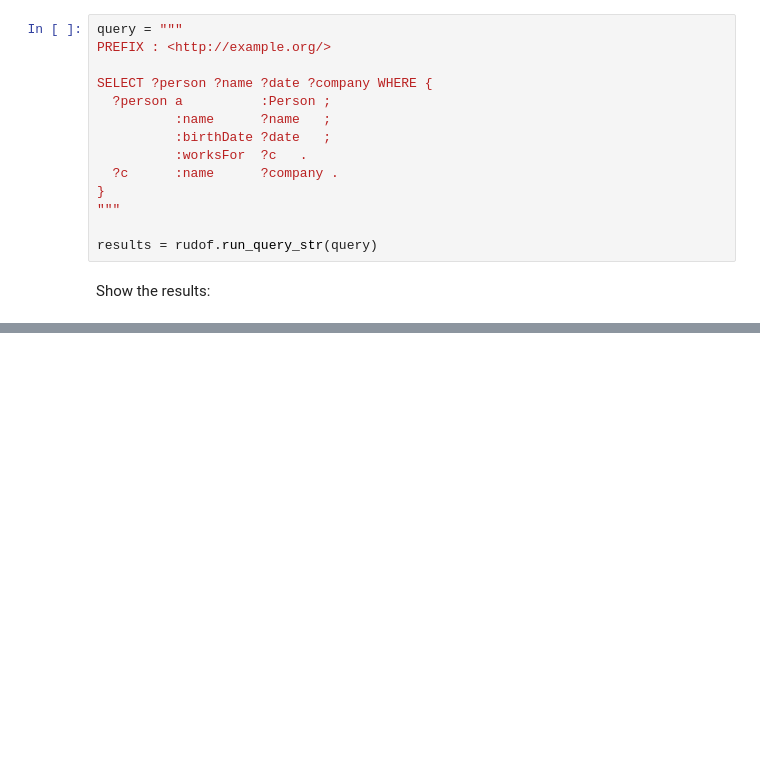
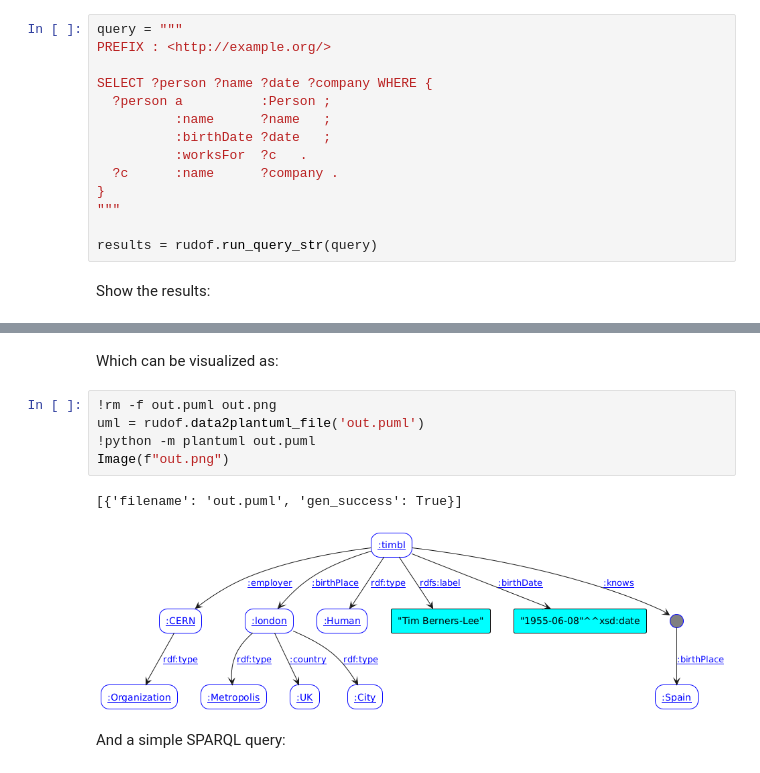
Before and after one commit to rudof-project/tutorials, a Jupyter notebook: rudof/rdf.ipynb, the cells around one changed output, grey strips where cells are left out. Cells and saved outputs as stored; diff of their text form; blank space fills up the shorter version.

```diff
--- a/rudof/rdf.ipynb
+++ b/rudof/rdf.ipynb
@@ -432,0 +454,12 @@ print(results.show())
+# %% [markdown]
+Which can be visualized as:
+# %%
+!rm -f out.puml out.png
+uml = rudof.data2plantuml_file('out.puml')
+!python -m plantuml out.puml
+Image(f"out.png")
+# %% [output]
+[{'filename': 'out.puml', 'gen_success': True}]
+[figure, added]
+# %% [markdown]
+And a simple SPARQL query:
```
Also changed, not shown: parts of 25 cells of this notebook, 19 other files.
